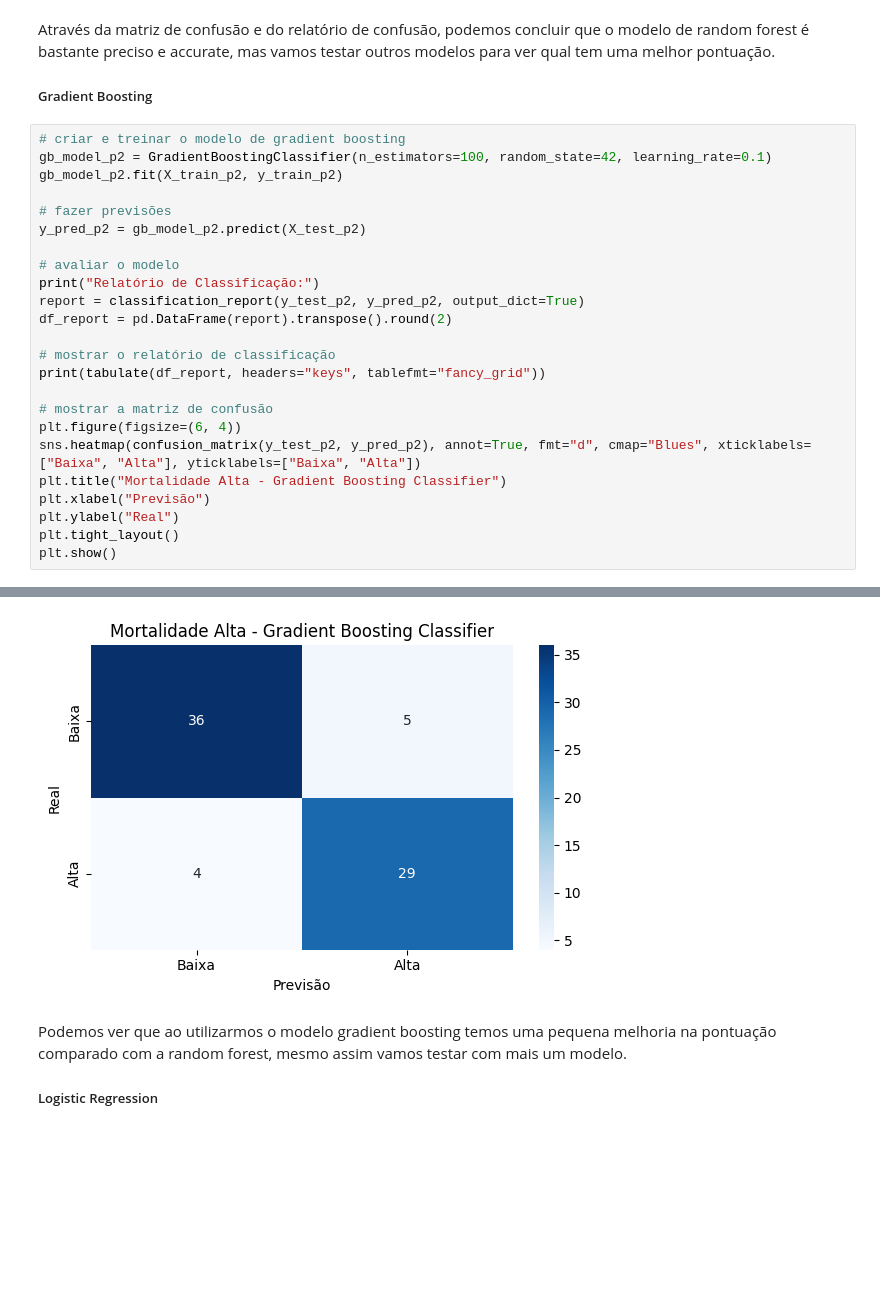
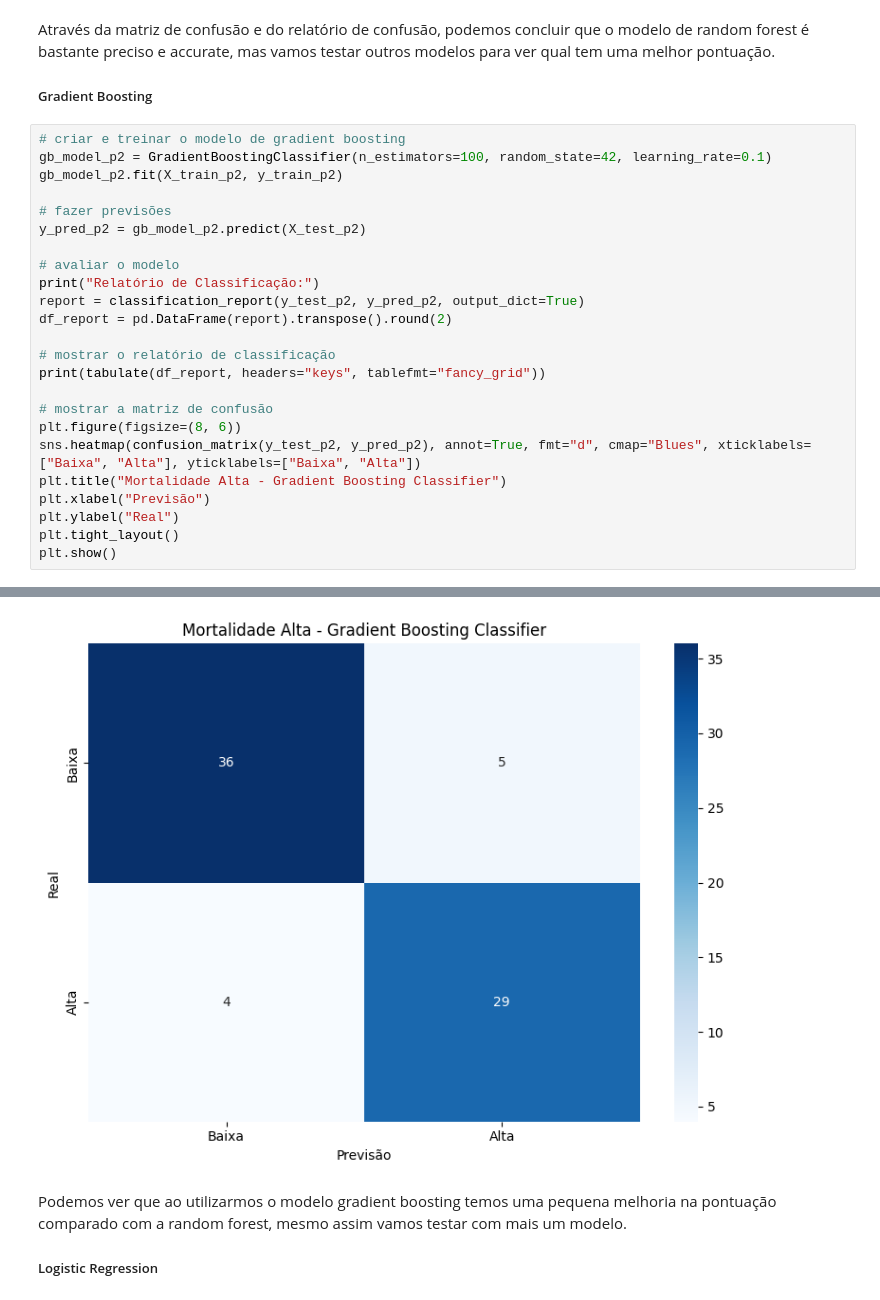
Before and after one commit to He1senb0rg/Projeto-PCD, a Jupyter notebook: projeto.ipynb, the cells around one changed output, grey strips where cells are left out. Drawn from its saved outputs; the diff is of its cells as text; blank space fills up the shorter version.

```diff
--- a/projeto.ipynb
+++ b/projeto.ipynb
@@ -599,35 +599,35 @@ y_pred_p2 = gb_model_p2.predict(X_test_p2)
 # avaliar o modelo
 print("Relatório de Classificação:")
 report = classification_report(y_test_p2, y_pred_p2, output_dict=True)
 df_report = pd.DataFrame(report).transpose().round(2)
 
 # mostrar o relatório de classificação
 print(tabulate(df_report, headers="keys", tablefmt="fancy_grid"))
 
 # mostrar a matriz de confusão
-plt.figure(figsize=(6, 4))
+plt.figure(figsize=(8, 6))
 sns.heatmap(confusion_matrix(y_test_p2, y_pred_p2), annot=True, fmt="d", cmap="Blues", xticklabels=["Baixa", "Alta"], yticklabels=["Baixa", "Alta"])
 plt.title("Mortalidade Alta - Gradient Boosting Classifier")
 plt.xlabel("Previsão")
 plt.ylabel("Real")
 plt.tight_layout()
 plt.show()
 # %% [output]
 Relatório de Classificação:
 ╒══════════════╤═════════════╤══════════╤════════════╤═══════════╕
 │              │   precision │   recall │   f1-score │   support │
 ╞══════════════╪═════════════╪══════════╪════════════╪═══════════╡
 │ 0            │        0.9  │     0.88 │       0.89 │     41    │
 ├──────────────┼─────────────┼──────────┼────────────┼───────────┤
 │ 1            │        0.85 │     0.88 │       0.87 │     33    │
 ├──────────────┼─────────────┼──────────┼────────────┼───────────┤
 │ accuracy     │        0.88 │     0.88 │       0.88 │      0.88 │
 ├──────────────┼─────────────┼──────────┼────────────┼───────────┤
 │ macro avg    │        0.88 │     0.88 │       0.88 │     74    │
 ├──────────────┼─────────────┼──────────┼────────────┼───────────┤
 │ weighted avg │        0.88 │     0.88 │       0.88 │     74    │
 ╘══════════════╧═════════════╧══════════╧════════════╧═══════════╛
-[figure, old version]
+[figure, new version]
 # %% [markdown]
 Podemos ver que ao utilizarmos o modelo gradient boosting temos uma pequena melhoria na pontuação comparado com a random forest, mesmo assim vamos testar com mais um modelo.
 ##### Logistic Regression
```
Also changed, not shown: parts of 3 cells of this notebook.
